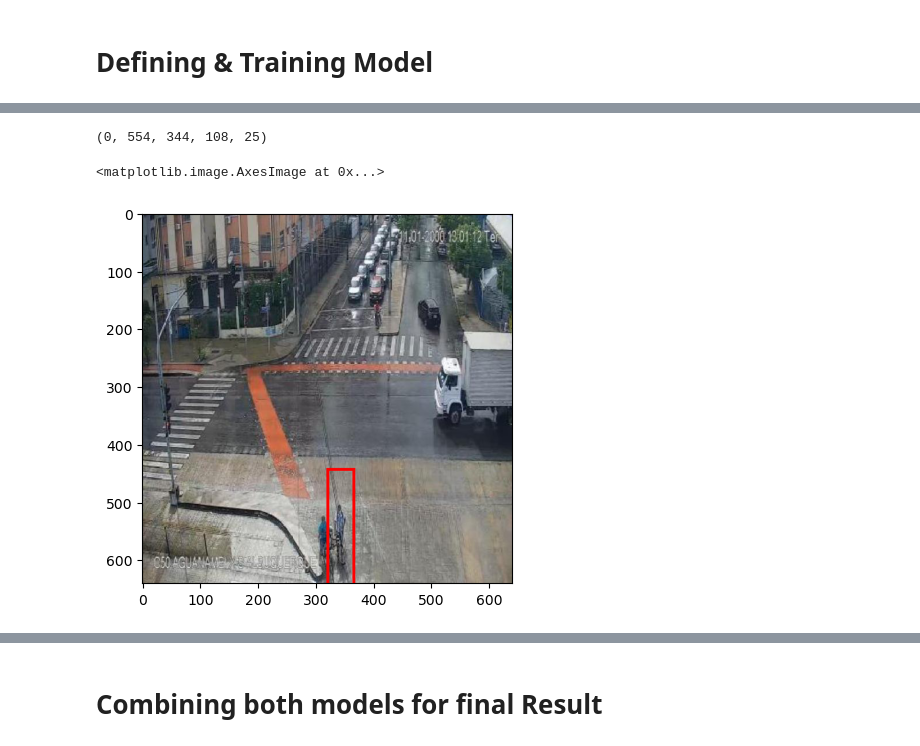
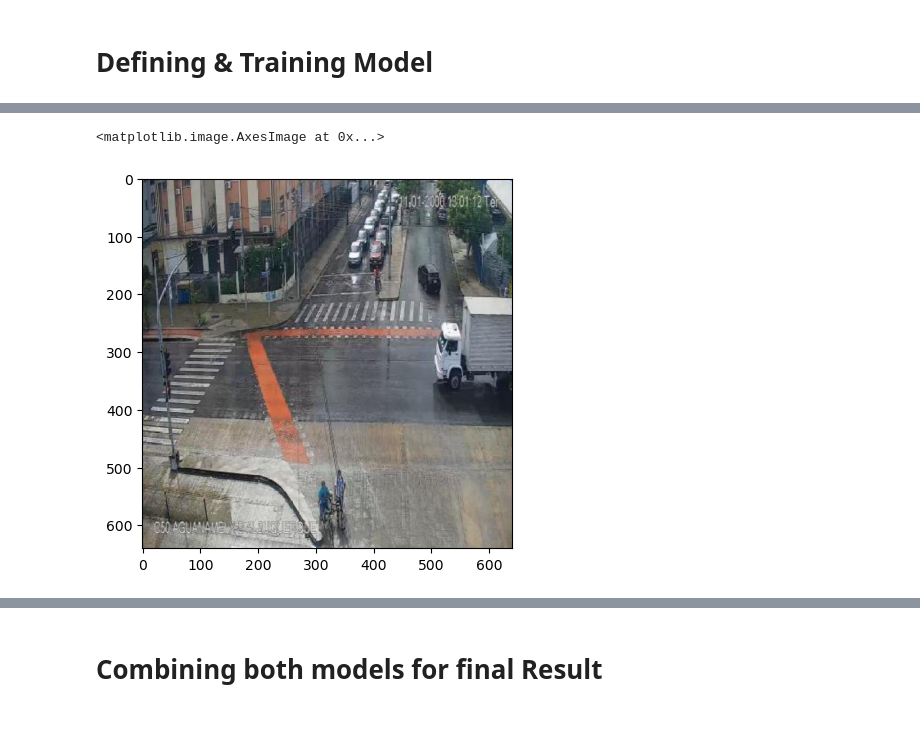
Before and after one commit to AsimWattoo/Traffic_Object_Detection_TensorFlow, a Jupyter notebook: RCNN.ipynb, the cells around one changed output, grey strips where cells are left out. Cells and saved outputs as stored; diff of their text form; code cells hidden in the pictures.

```diff
--- a/RCNN.ipynb
+++ b/RCNN.ipynb
@@ -271,15 +367,13 @@ Text(0, 0.5, 'Accuracy')
 # %%
 test_images = os.listdir(f'{test_folder}/images')
 test_labels = os.listdir(f'{test_folder}/labels')
 test_image, test_objects_coords = load_image(test_folder, test_images, test_labels, 0)
-object_index = 1
-upscaled_coords = upscale_points(test_image, test_objects_coords[object_index], False)
-print(upscaled_coords)
+object_index = 2
+upscaled_coords = test_objects_coords[object_index]
 modified_image = test_image.copy()
 modified_image, coords = draw_boundary(modified_image, [255, 0, 0], test_objects_coords[object_index], False)
 plt.imshow(modified_image)
 # %% [output]
-(0, 554, 344, 108, 25)
+<matplotlib.image.AxesImage at 0x...>
-<matplotlib.image.AxesImage at 0x...>
-[figure, old version]
+[figure, new version]
 # %%
```
Also changed, not shown: parts of 20 cells of this notebook, 1 other file.
